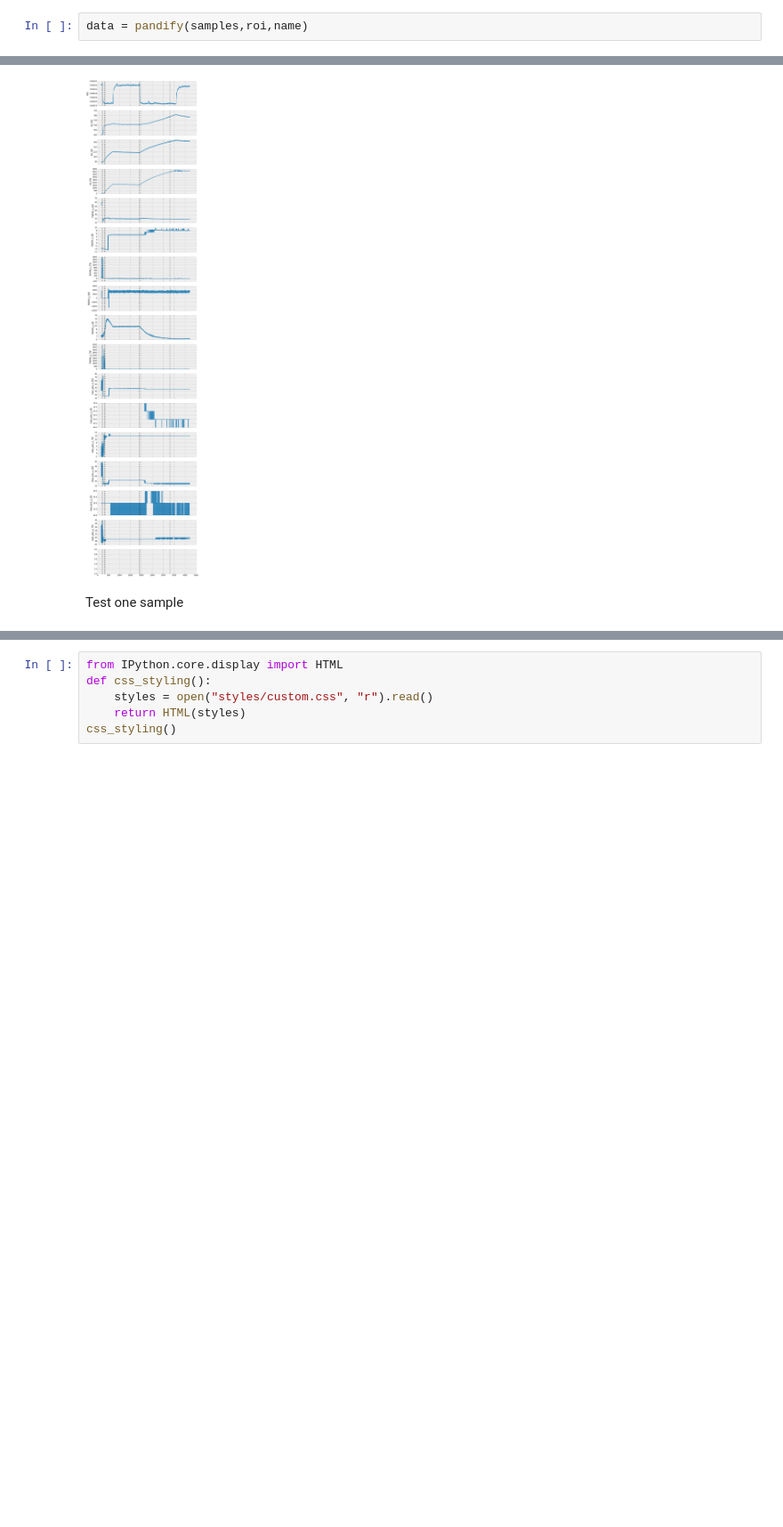
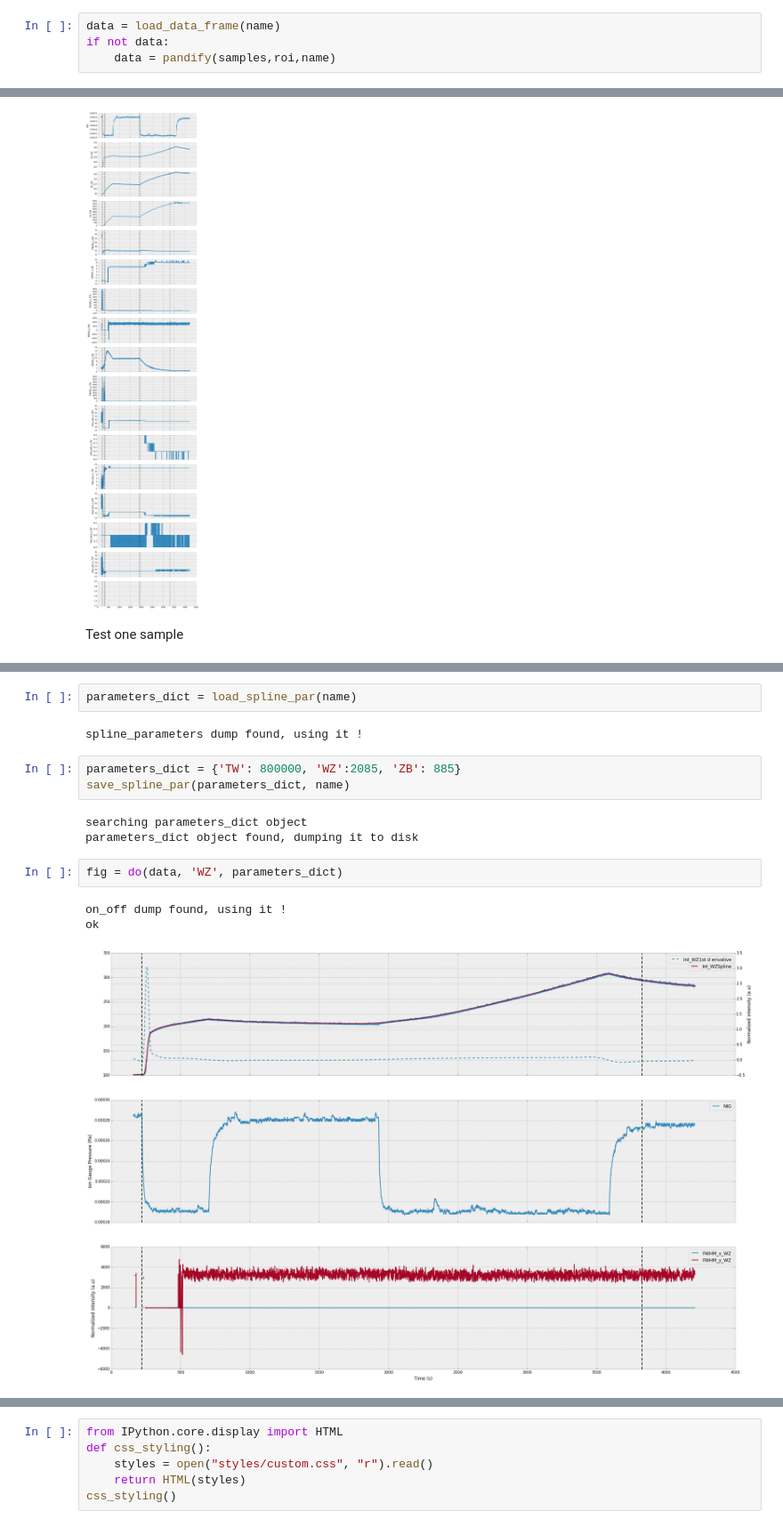
Before and after one commit to giulioungaretti/SPring8, a Jupyter notebook: 0800 time 1.ipynb, the cells around one changed output, grey strips where cells are left out. Shown at 89% size. Drawn from its saved outputs; the diff is of its cells as text; blank space fills up the shorter version.

```diff
--- a/0800 time 1.ipynb
+++ b/0800 time 1.ipynb
@@ -191,4 +172,6 @@ Total time used 14.4744247635 miuntes
 # %% [markdown]
 ## Pand-ify data
 # %%
-data = pandify(samples,roi,name)
+data = load_data_frame(name)
+if not data:
+    data = pandify(samples,roi,name)
@@ -406,0 +207,16 @@ ply.iplot(dataz,layout=layout)
+# %%
+parameters_dict = load_spline_par(name)
+# %% [output]
+spline_parameters dump found, using it !
+# %%
+parameters_dict = {'TW': 800000, 'WZ':2085, 'ZB': 885}
+save_spline_par(parameters_dict, name)
+# %% [output]
+searching parameters_dict object
+parameters_dict object found, dumping it to disk
+# %%
+fig = do(data, 'WZ', parameters_dict)
+# %% [output]
+on_off dump found, using it !
+ok
+[figure, added]
```
Also changed, not shown: parts of 25 cells of this notebook, 3 other files.
